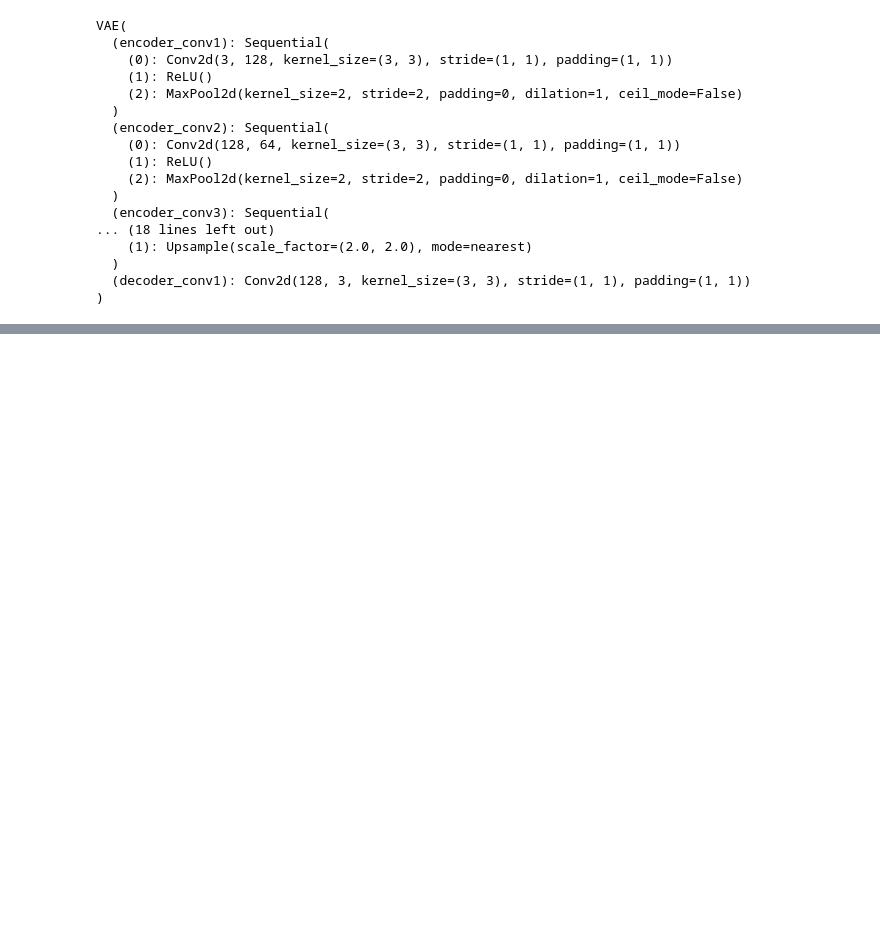
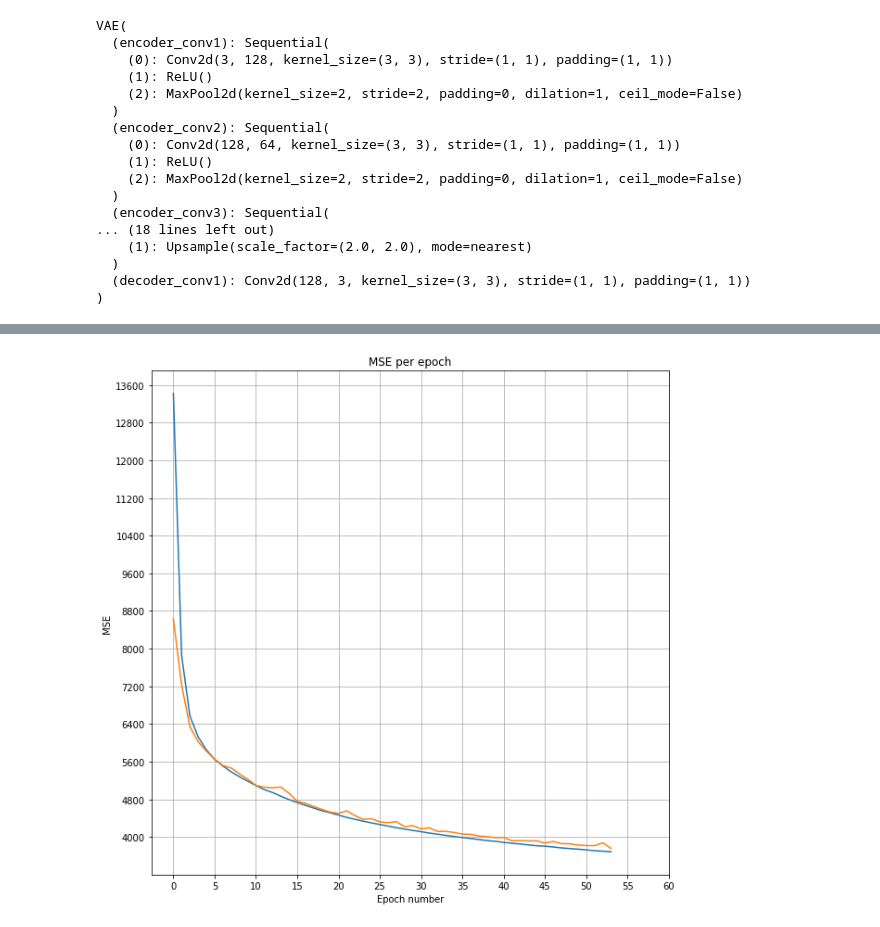
Before and after one commit to NotAndres/pytorch-vsc, a Jupyter notebook: notebook/vsc.ipynb, the cells around one changed output, grey strips where cells are left out. Cells and saved outputs as stored; diff of their text form; code cells hidden in the pictures; blank space fills up the shorter version.

```diff
--- a/notebook/vsc.ipynb
+++ b/notebook/vsc.ipynb
@@ -346,0 +358,14 @@ plt.plot(val_trace['kld'])
+# %%
+plt.figure(figsize=(10,10))
+plt.plot(train_trace['mse'])
+plt.plot(val_trace['mse'])
+plt.xticks(np.arange(0, epochs+1, 5))
+plt.yticks(np.arange(4000, 14001, 800))
+#plt.yticks(np.arange(0, 1.1, 0.1))
+plt.ylabel('MSE')
+plt.xlabel('Epoch number')
+plt.title('MSE per epoch')
+plt.grid()
+plt.show()
+# %% [output]
+[figure, added]
```
Also changed, not shown: parts of 31 cells of this notebook.
